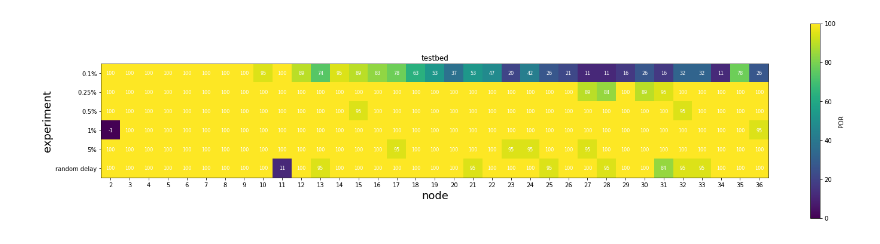
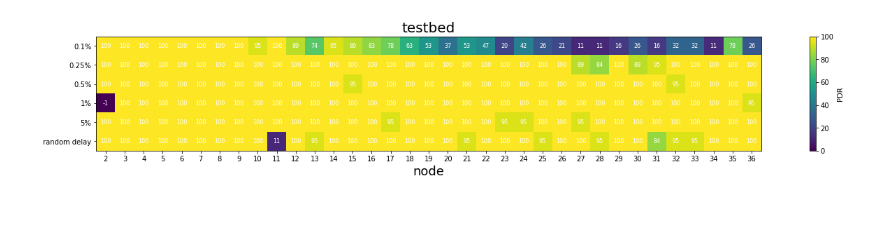
Before and after one commit to TEXflip/LPW-networks-for-IoT-project, a Jupyter notebook: experiments analysis/analysis.ipynb, the cells around one changed output. Drawn from its saved outputs; the diff is of its cells as text; code cells hidden in the pictures; blank space fills up the shorter version.

```diff
--- a/experiments analysis/analysis.ipynb
+++ b/experiments analysis/analysis.ipynb
@@ -43,20 +43,22 @@ for folder in folders:
         fullArray[folders[folder]["type"]][folders[folder]["index"]][int(row['node']-2)] = row['pdr']
 # %%
 fontsize = 18
+textSize = 10
+figsize=(6,3)
 key = "cooja line"
-fig, ax = plt.subplots(figsize=(10,6))
+fig, ax = plt.subplots(figsize=figsize)
 im = ax.imshow(fullArray[key], cmap='viridis')
-ax.set_title(key)
+ax.set_title(key, fontsize=20)
 ax.set_xticks(np.arange(fullArray[key].shape[1]))
 ax.set_yticks(np.arange(fullArray[key].shape[0]))
 ax.set_yticklabels(xlabel)
 ax.set_xticklabels(np.arange(fullArray[key].shape[1])+2)
 ax.set_xlabel('node', fontsize=fontsize)
-ax.set_ylabel('experiment', fontsize=fontsize)
+# ax.set_ylabel('experiment', fontsize=fontsize)
 for i in range(fullArray[key].shape[0]):
     for j in range(fullArray[key].shape[1]):
         ax.text(j, i, "{:.0f}".format(fullArray[key][i, j]),
-                    ha="center", va="center", color="w", size=14)
+                    ha="center", va="center", color="w", size=textSize)
 PCM=ax.get_children()[2]
 norm = mpl.colors.Normalize(vmin=0, vmax=100)
 plt.colorbar(mpl.cm.ScalarMappable(norm=norm, cmap='viridis'), label="PDR")
@@ -66,18 +68,18 @@ plt.show()
 # %%
 key = "cooja normal"
-fig, ax = plt.subplots(figsize=(10,6))
+fig, ax = plt.subplots(figsize=figsize)
 im = ax.imshow(fullArray[key], cmap='viridis')
-ax.set_title(key)
+ax.set_title(key, fontsize=20)
 ax.set_xticks(np.arange(fullArray[key].shape[1]))
 ax.set_yticks(np.arange(fullArray[key].shape[0]))
 ax.set_yticklabels(xlabel)
 ax.set_xticklabels(np.arange(fullArray[key].shape[1])+2)
 ax.set_xlabel('node', fontsize=fontsize)
-ax.set_ylabel('experiment', fontsize=fontsize)
+# ax.set_ylabel('experiment', fontsize=fontsize)
 for i in range(fullArray[key].shape[0]):
     for j in range(fullArray[key].shape[1]):
         ax.text(j, i, "{:.0f}".format(fullArray[key][i, j]),
-                    ha="center", va="center", color="w", size=14)
+                    ha="center", va="center", color="w", size=textSize)
 PCM=ax.get_children()[2]
 norm = mpl.colors.Normalize(vmin=0, vmax=100)
 plt.colorbar(mpl.cm.ScalarMappable(norm=norm, cmap='viridis'), label="PDR")
@@ -87,21 +89,21 @@ plt.show()
 # %%
 key = "testbed"
-fig, ax = plt.subplots(figsize=(25,6))
+fig, ax = plt.subplots(figsize=(25,3))
 im = ax.imshow(fullArray[key], cmap='viridis')
-ax.set_title(key)
+ax.set_title(key, fontsize=20)
 ax.set_xticks(np.arange(fullArray[key].shape[1]))
 ax.set_yticks(np.arange(fullArray[key].shape[0]))
 ax.set_yticklabels(xlabel)
 ax.set_xticklabels(np.arange(fullArray[key].shape[1])+2)
 ax.set_xlabel('node', fontsize=fontsize)
-ax.set_ylabel('experiment', fontsize=fontsize)
+# ax.set_ylabel('experiment', fontsize=fontsize)
 for i in range(fullArray[key].shape[0]):
     for j in range(fullArray[key].shape[1]):
         ax.text(j, i, "{:.0f}".format(fullArray[key][i, j]),
                     ha="center", va="center", color="w", size=8)
 PCM=ax.get_children()[2]
 norm = mpl.colors.Normalize(vmin=0, vmax=100)
 plt.colorbar(mpl.cm.ScalarMappable(norm=norm, cmap='viridis'), label='PDR')
 plt.show()
 # %% [output]
-[figure, old version]
+[figure, new version]
```
Also changed, not shown: parts of 2 cells of this notebook.
